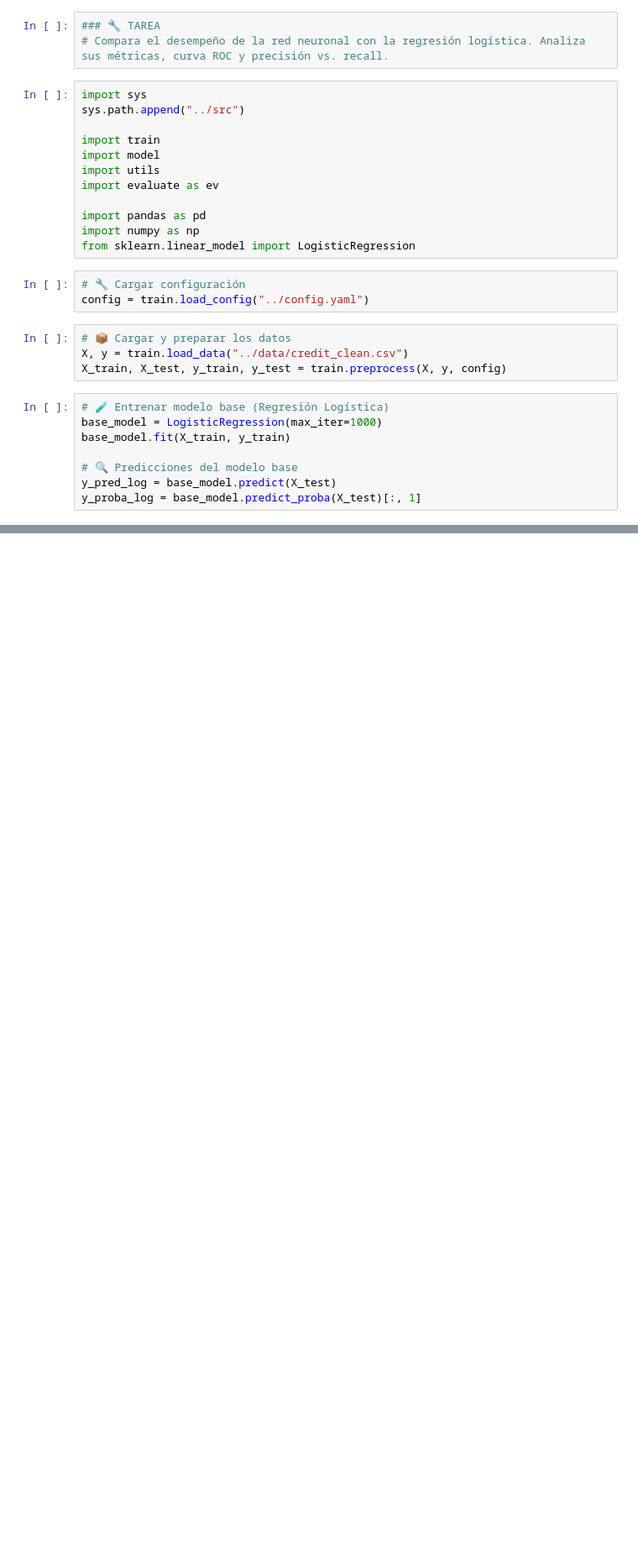
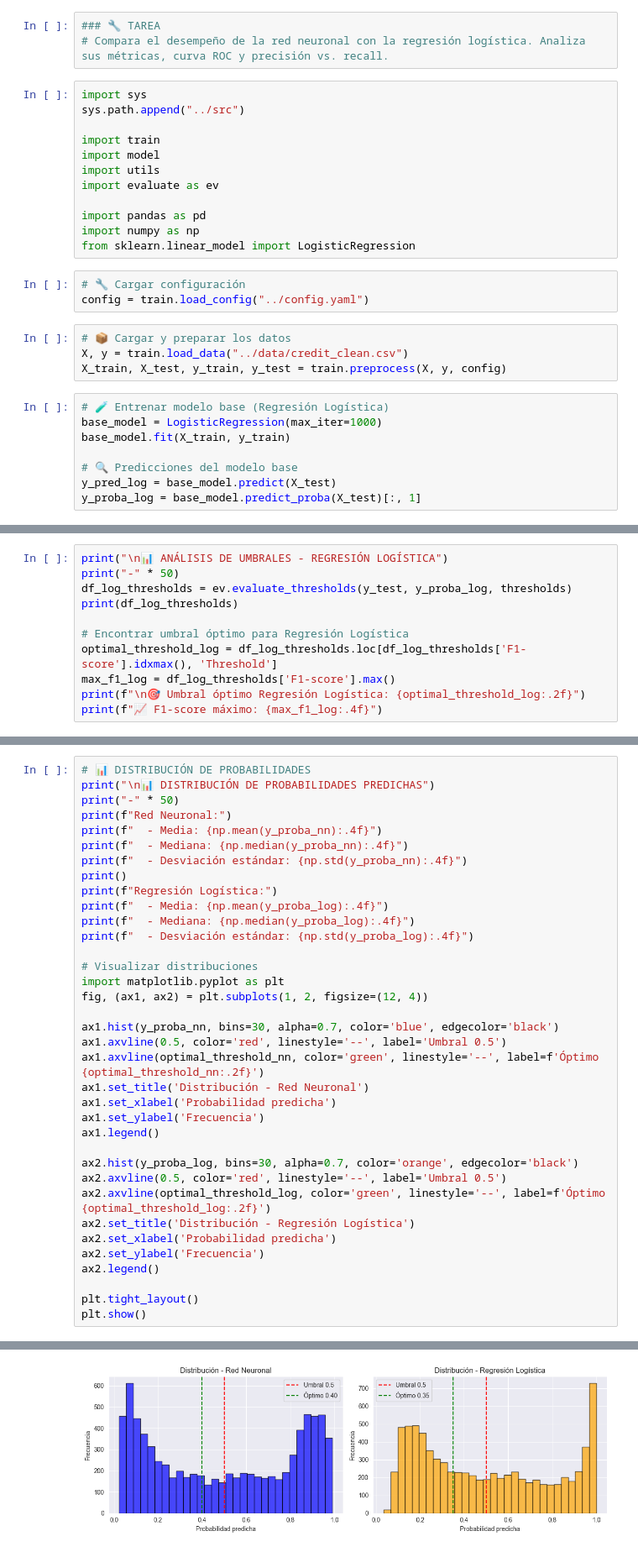
Before and after one commit to solivare/DeepNeuralNetworkUSS, a Jupyter notebook: Projects/Credit/notebooks/Evaluacion.ipynb, the cells around one changed output, grey strips where cells are left out. Shown at 84% size. Drawn from its saved outputs; the diff is of its cells as text; blank space fills up the shorter version.

```diff
--- a/Projects/Credit/notebooks/Evaluacion.ipynb
+++ b/Projects/Credit/notebooks/Evaluacion.ipynb
@@ -69,0 +140,11 @@ display.display(df_metrics)
+# %%
+print("\n📊 ANÁLISIS DE UMBRALES - REGRESIÓN LOGÍSTICA")
+print("-" * 50)
+df_log_thresholds = ev.evaluate_thresholds(y_test, y_proba_log, thresholds)
+print(df_log_thresholds)
+
+# Encontrar umbral óptimo para Regresión Logística
+optimal_threshold_log = df_log_thresholds.loc[df_log_thresholds['F1-score'].idxmax(), 'Threshold']
+max_f1_log = df_log_thresholds['F1-score'].max()
+print(f"\n🎯 Umbral óptimo Regresión Logística: {optimal_threshold_log:.2f}")
+print(f"📈 F1-score máximo: {max_f1_log:.4f}")
@@ -69,0 +247,37 @@ display.display(df_metrics)
+# %%
+# 📊 DISTRIBUCIÓN DE PROBABILIDADES
+print("\n📊 DISTRIBUCIÓN DE PROBABILIDADES PREDICHAS")
+print("-" * 50)
+print(f"Red Neuronal:")
+print(f"  - Media: {np.mean(y_proba_nn):.4f}")
+print(f"  - Mediana: {np.median(y_proba_nn):.4f}")
+print(f"  - Desviación estándar: {np.std(y_proba_nn):.4f}")
+print()
+print(f"Regresión Logística:")
+print(f"  - Media: {np.mean(y_proba_log):.4f}")
+print(f"  - Mediana: {np.median(y_proba_log):.4f}")
+print(f"  - Desviación estándar: {np.std(y_proba_log):.4f}")
+
+# Visualizar distribuciones
+import matplotlib.pyplot as plt
+fig, (ax1, ax2) = plt.subplots(1, 2, figsize=(12, 4))
+
+ax1.hist(y_proba_nn, bins=30, alpha=0.7, color='blue', edgecolor='black')
+ax1.axvline(0.5, color='red', linestyle='--', label='Umbral 0.5')
+ax1.axvline(optimal_threshold_nn, color='green', linestyle='--', label=f'Óptimo {optimal_threshold_nn:.2f}')
+ax1.set_title('Distribución - Red Neuronal')
+ax1.set_xlabel('Probabilidad predicha')
+ax1.set_ylabel('Frecuencia')
+ax1.legend()
+
+ax2.hist(y_proba_log, bins=30, alpha=0.7, color='orange', edgecolor='black')
+ax2.axvline(0.5, color='red', linestyle='--', label='Umbral 0.5')
+ax2.axvline(optimal_threshold_log, color='green', linestyle='--', label=f'Óptimo {optimal_threshold_log:.2f}')
+ax2.set_title('Distribución - Regresión Logística')
+ax2.set_xlabel('Probabilidad predicha')
+ax2.set_ylabel('Frecuencia')
+ax2.legend()
+
+plt.tight_layout()
+plt.show()
+# %% [output]
@@ -69,0 +295 @@ display.display(df_metrics)
+[figure, added]
```
Also changed, not shown: parts of 14 cells of this notebook, 4 other files.
